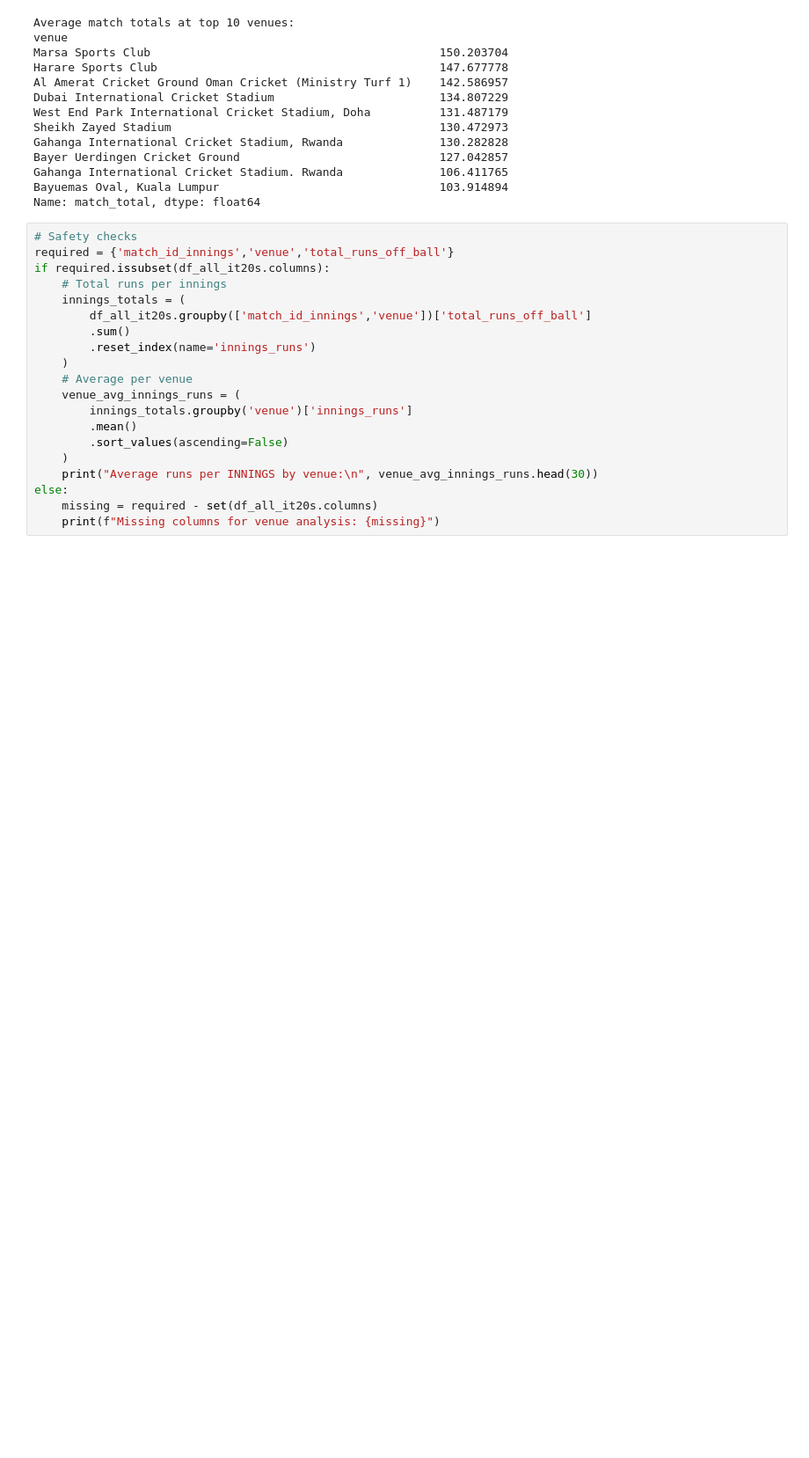
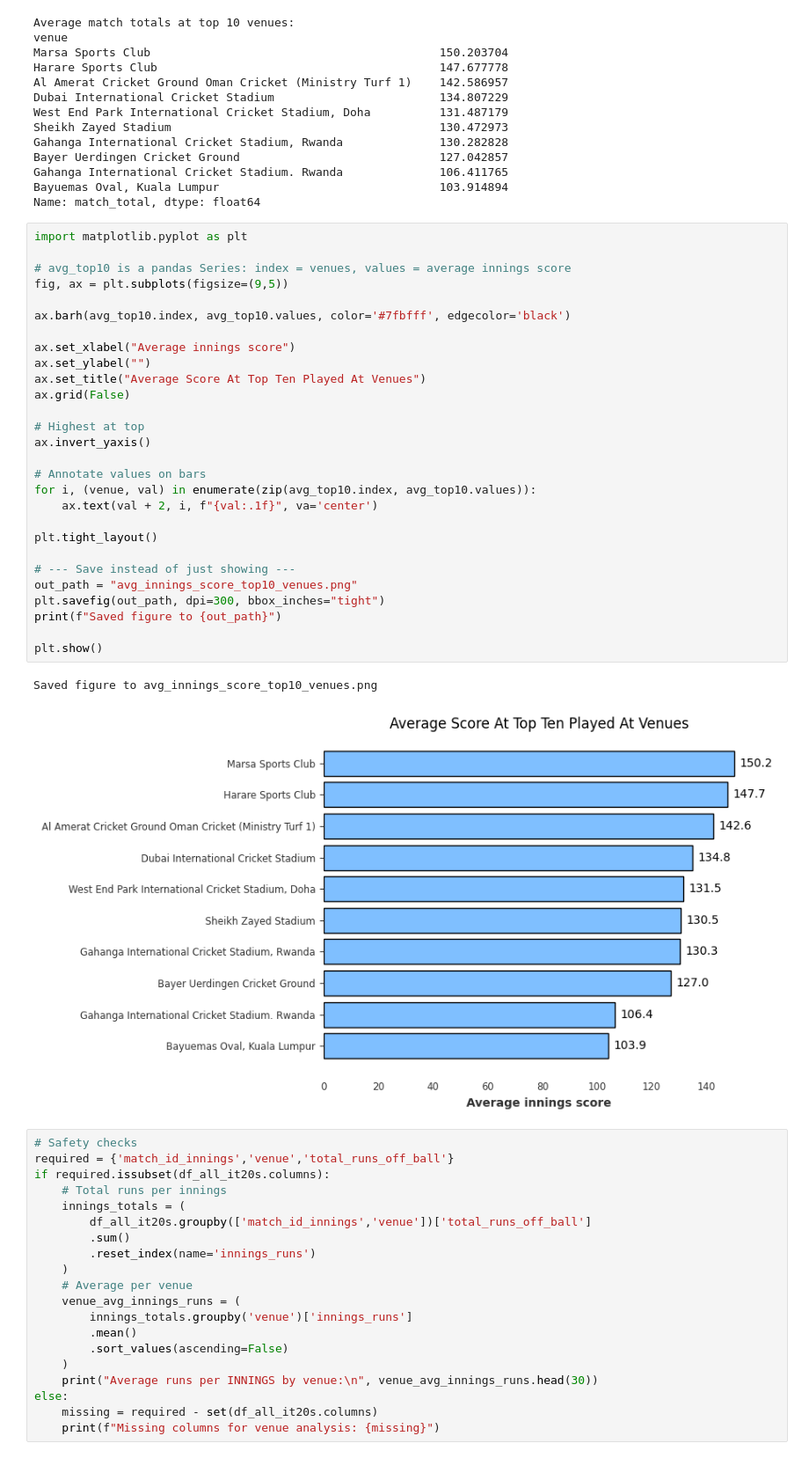
Before and after one commit to GBaugniet/cricketmodel, a Jupyter notebook: Cricket_Prediction_Model (4).ipynb, the cells around one changed output. Shown at 88% size. Drawn from its saved outputs; the diff is of its cells as text; blank space fills up the shorter version.

```diff
--- a/Cricket_Prediction_Model (4).ipynb
+++ b/Cricket_Prediction_Model (4).ipynb
@@ -2393,6 +2426,37 @@ Bayer Uerdingen Cricket Ground                             127.042857
 Gahanga International Cricket Stadium. Rwanda              106.411765
 Bayuemas Oval, Kuala Lumpur                                103.914894
 Name: match_total, dtype: float64
+# %%
+import matplotlib.pyplot as plt
+
+# avg_top10 is a pandas Series: index = venues, values = average innings score
+fig, ax = plt.subplots(figsize=(9,5))
+
+ax.barh(avg_top10.index, avg_top10.values, color='#7fbfff', edgecolor='black')
+
+ax.set_xlabel("Average innings score")
+ax.set_ylabel("")
+ax.set_title("Average Score At Top Ten Played At Venues")
+ax.grid(False)
+
+# Highest at top
+ax.invert_yaxis()
+
+# Annotate values on bars
+for i, (venue, val) in enumerate(zip(avg_top10.index, avg_top10.values)):
+    ax.text(val + 2, i, f"{val:.1f}", va='center')
+
+plt.tight_layout()
+
+# --- Save instead of just showing ---
+out_path = "avg_innings_score_top10_venues.png"
+plt.savefig(out_path, dpi=300, bbox_inches="tight")
+print(f"Saved figure to {out_path}")
+
+plt.show()
+# %% [output]
+Saved figure to avg_innings_score_top10_venues.png
+[figure, added]
 # %%
 # Safety checks
 required = {'match_id_innings','venue','total_runs_off_ball'}
```
Also changed, not shown: parts of 6 cells of this notebook.
